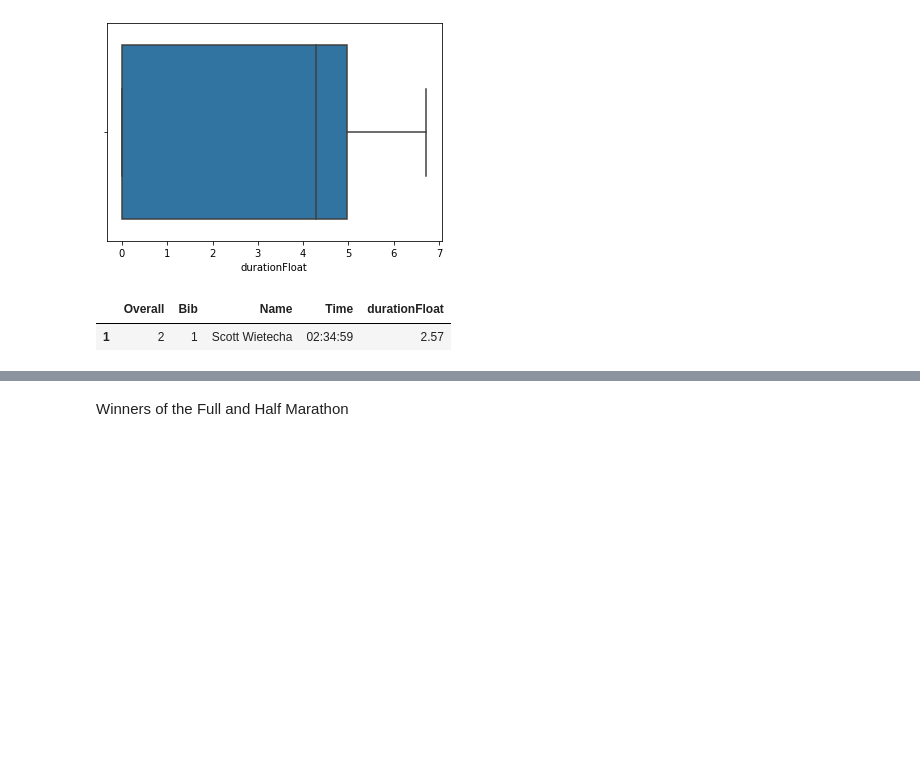
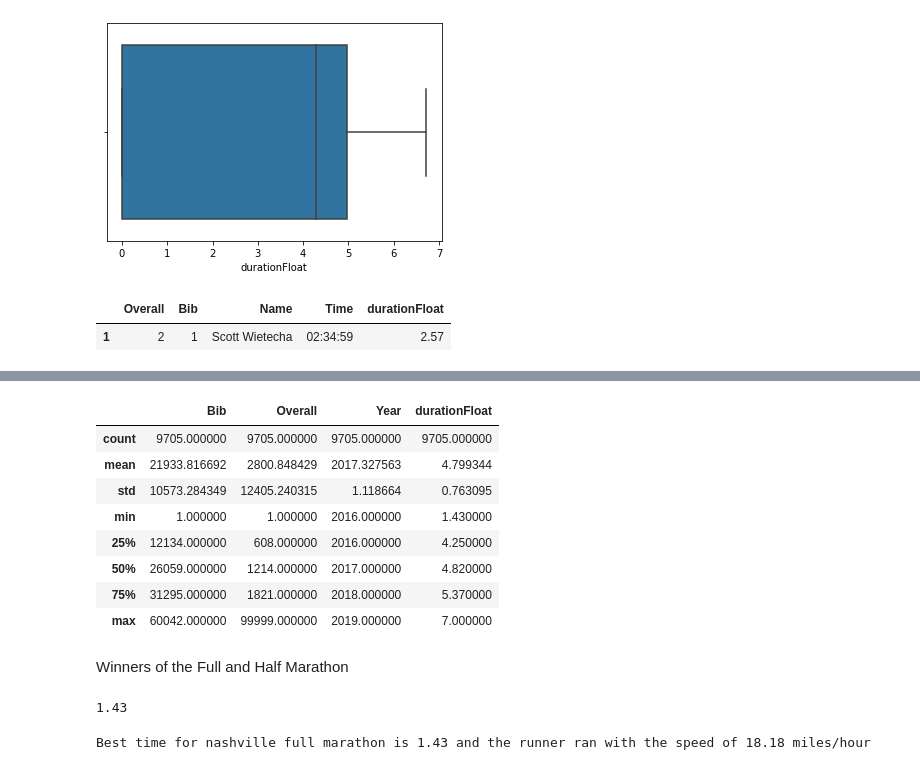
Before and after one commit to abcarlisle22/web-scraping-marathon-data-abcarlisle22, a Jupyter notebook: Marathon_Project_Webscrapping.ipynb, the cells around one changed output, grey strips where cells are left out. Saved outputs shown, nothing was run; the diff lists cells and outputs as text; code cells hidden in the pictures; blank space fills up the shorter version.

```diff
--- a/Marathon_Project_Webscrapping.ipynb
+++ b/Marathon_Project_Webscrapping.ipynb
@@ -1136,2 +1206,26 @@ final_2019_half.loc[final_2019_half["Bib"] == 1]
+# %%
+full_marathon.describe()
+# %% [output]
+|  | Bib | Overall | Year | durationFloat |
+| count | 9705.000000 | 9705.000000 | 9705.000000 | 9705.000000 |
+| mean | 21933.816692 | 2800.848429 | 2017.327563 | 4.799344 |
+| std | 10573.284349 | 12405.240315 | 1.118664 | 0.763095 |
+| min | 1.000000 | 1.000000 | 2016.000000 | 1.430000 |
+| 25% | 12134.000000 | 608.000000 | 2016.000000 | 4.250000 |
+| 50% | 26059.000000 | 1214.000000 | 2017.000000 | 4.820000 |
+| 75% | 31295.000000 | 1821.000000 | 2018.000000 | 5.370000 |
+| max | 60042.000000 | 99999.000000 | 2019.000000 | 7.000000 |
 # %% [markdown]
 Winners of the Full and Half Marathon
+# %%
+# finding the pace of the best time and worst time (the formula we  will be using is s = vt where s is the distance, v is velocity and t is time so then  v
+mintime = full_marathon['durationFloat'].min()
+mintime
+# %% [output]
+1.43
+# %%
+distance_full = 26 #in miles
+speed = distance_full/mintime
+print("Best time for nashville full marathon is "+str(mintime)+" and the runner ran with the speed of "+str(round(speed,2))+" miles/hour")
+# %% [output]
+Best time for nashville full marathon is 1.43 and the runner ran with the speed of 18.18 miles/hour
```
Also changed, not shown: parts of 13 cells of this notebook.
